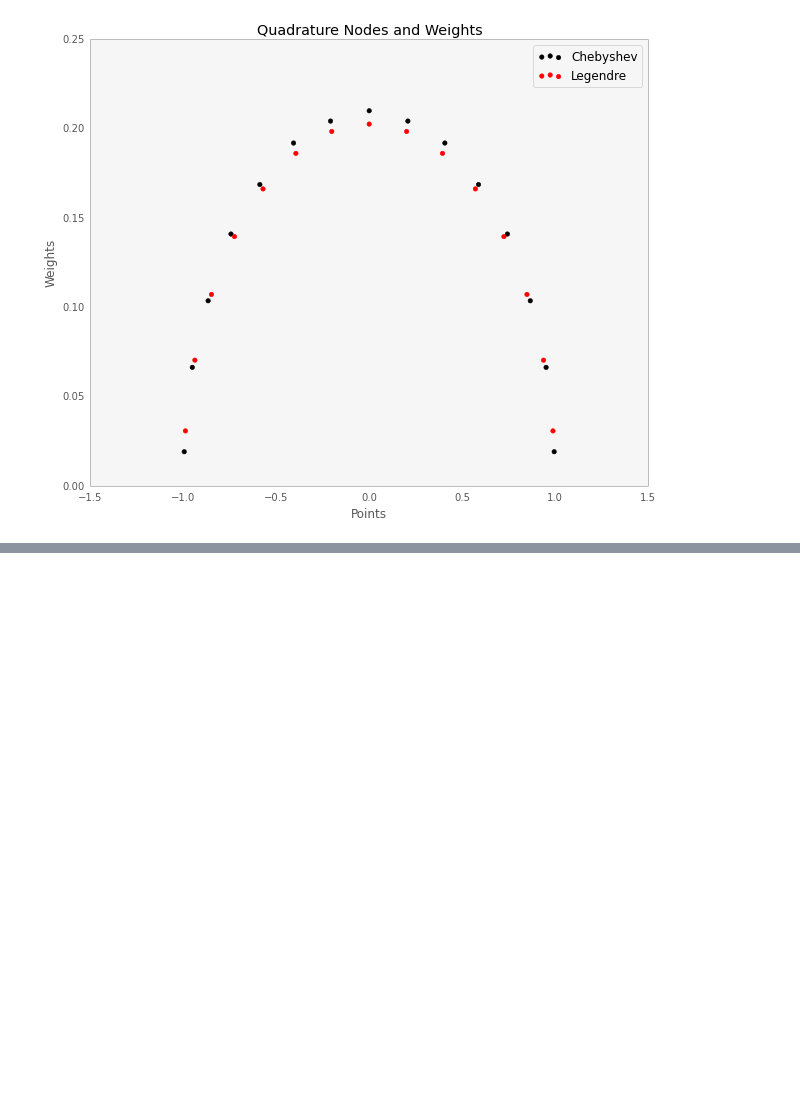
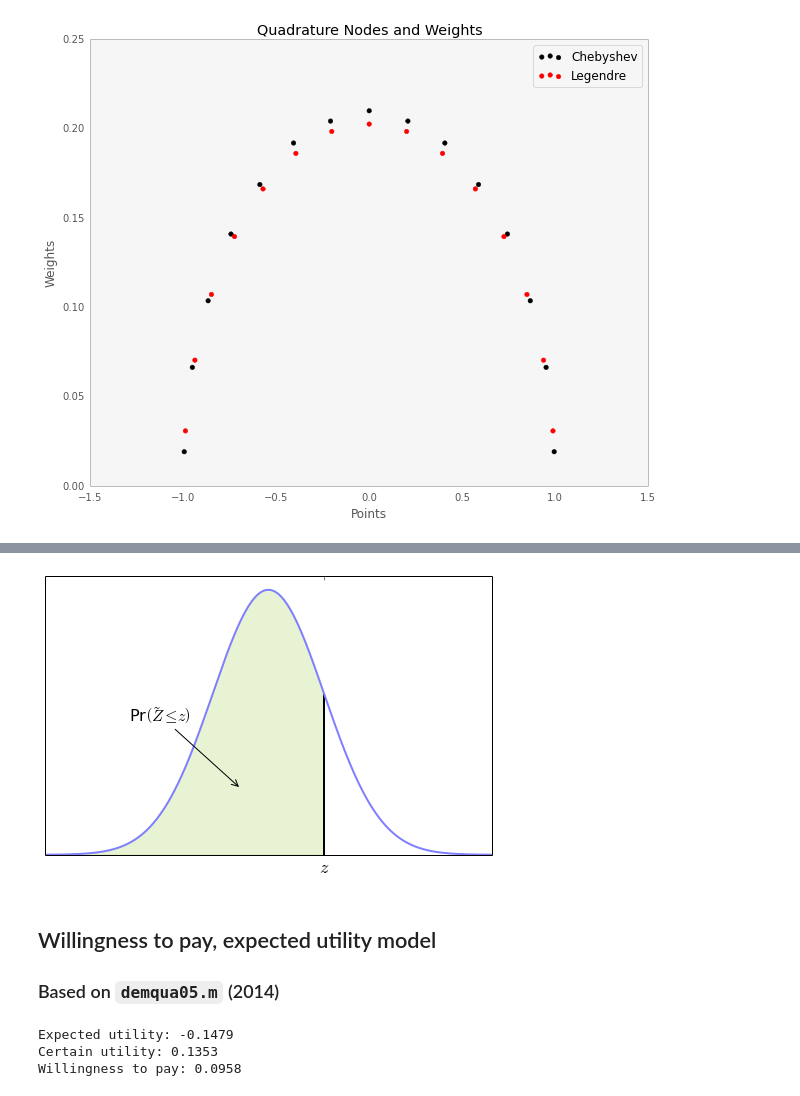
Before and after one commit to QuantEcon/QuantEcon.py, a Jupyter notebook: examples/quadrature.ipynb, the cells around one changed output, grey strips where cells are left out. Drawn from its saved outputs; the diff is of its cells as text; code cells hidden in the pictures; blank space fills up the shorter version.

```diff
--- a/examples/quadrature.ipynb
+++ b/examples/quadrature.ipynb
@@ -229,0 +255,66 @@ ax1.legend();
+# %%
+from scipy.stats import norm
+# Define parameters
+n = 11
+a = 0
+z = 1
+
+# Compute nodes/weights
+x, w = qnwsimp(n,a,z)
+
+# Define f as standard normal pdf
+f = norm(0, 1).pdf
+
+prob = 0.5 + w.dot(f(x))
+
+# Plot
+b = 4.0
+a = -b
+n = 500
+x = np.linspace(a, b, n)
+y = f(x)
+
+fig, ax = plt.subplots(figsize=(8, 5))
+
+ax.plot([a, b], [0.0, 0.0], "k-")
+ax.plot([z, z], [0, f(z)], "k-", lw=2)
+ax.plot(x, y, lw=2, color="#7F7FFF")
+ax.fill_between(x, y, where=x<z, color="#8AC627", alpha=0.2)
+
+# add annotations
+ax.annotate(r"Pr$\left(\tilde Z \leq z \right)$", xy=(-0.5, 0.1),
+            xytext=(-2.5, .2), fontsize=16,
+            arrowprops=dict(arrowstyle="->"))
+
+ax.set_xticks((z,))
+ax.set_yticks(())
+ax.set_xticklabels((r'$z$',), fontsize=18)
+ax.set_ylim(0, .42)
+
+plt.show()
+# %% [output]
+[figure, added]
+# %% [markdown]
+## Willingness to pay, expected utility model
+
+### Based on `demqua05.m` (2014)
+# %%
+n = 100
+mu = 0
+var = 0.1
+alpha = 2
+ystar = 1
+y, w = qnwlogn(n, mu, var)
+expectedutility = -w.dot(np.exp(-alpha*y))
+certainutility = np.exp(-alpha*ystar)
+
+ystar = -np.log(-expectedutility)/alpha
+wtp = w.dot(y)-ystar
+
+print("Expected utility: %.4f" % expectedutility)
+print("Certain utility: %.4f" % certainutility)
+print("Willingness to pay: %.4f" % wtp)
+# %% [output]
+Expected utility: -0.1479
+Certain utility: 0.1353
+Willingness to pay: 0.0958
```
Also changed, not shown: parts of 14 cells of this notebook, 1 other file.
